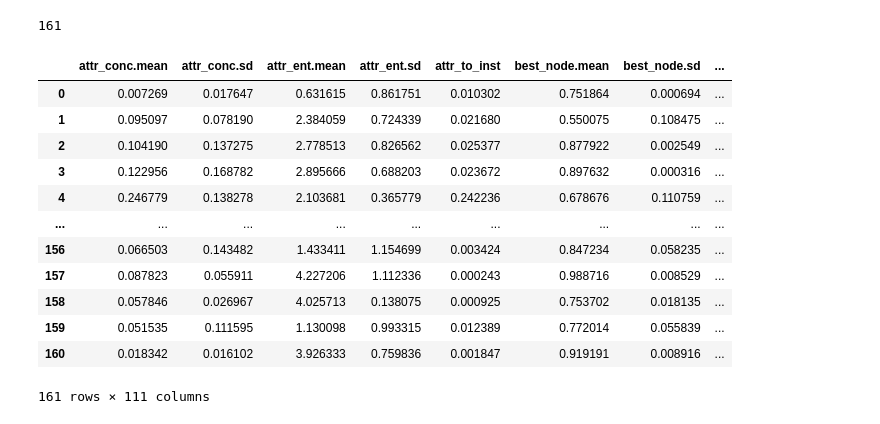
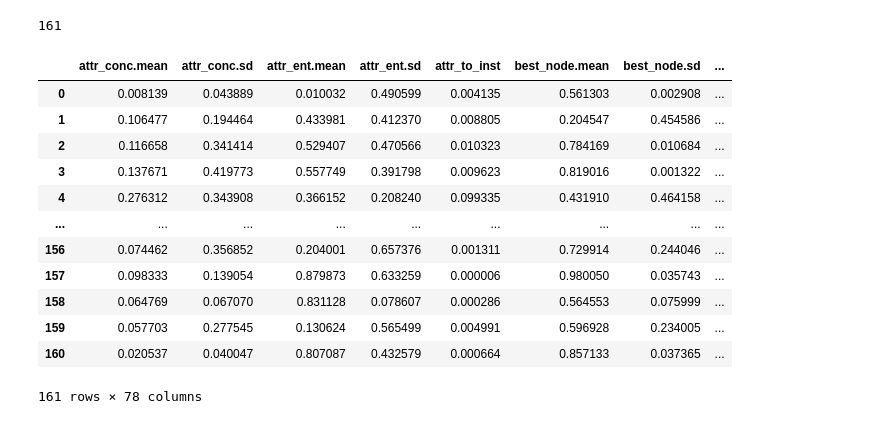
Before and after one commit to Bachega/lequa2024_workshop, a Jupyter notebook: generate_meta_table.ipynb, the cells around one changed output. Drawn from its saved outputs; the diff is of its cells as text; code cells hidden in the pictures.

```diff
--- a/generate_meta_table.ipynb
+++ b/generate_meta_table.ipynb
@@ -9,6 +9,8 @@ from sklearn.preprocessing import MinMaxScaler
 save_path = './metafeatures/meta-table.csv'
 path = "./datasets/"
 files = os.listdir(path)
+
+index_list = [15, 16, 17, 18, 24, 25, 26, 27, 28, 30, 31, 41, 42, 45, 48, 49, 50, 51, 52, 53, 54, 55, 56, 57, 86, 87, 88, 89, 90, 96, 97, 104, 105]
 # %%
 t = pd.read_csv(save_path)
 t.columns
@@ -59,27 +61,33 @@ for i in range(1, len(X_list)):
   ft = mfe.extract(cat_cols='auto', suppress_warnings=True)
   meta_table.loc[len(meta_table)] = ft[1]
 
+meta_table = meta_table.drop(meta_table.columns[index_list], axis = 1) ############################
+
 data = meta_table.values
 np.nan_to_num(data, copy=False)
 row, column = np.where(data > np.finfo(np.float32).max)
 for i in range(len(row)):
     data[row[i]][column[i]] = np.finfo(np.float32).max
+
+
 scaler = MinMaxScaler()
 scaler.fit(data)
 data = pd.DataFrame(scaler.transform(data), columns=meta_table.columns)
 
 # # # # # data.to_csv(save_path, index = False)
-# %% [output]
-|  | attr_conc.mean | attr_conc.sd | attr_ent.mean | attr_ent.sd | attr_to_inst | best_node.mean | best_node.sd | ... |
-| 0 | 0.007269 | 0.017647 | 0.631615 | 0.861751 | 0.010302 | 0.751864 | 0.000694 | ... |
-| 1 | 0.095097 | 0.078190 | 2.384059 | 0.724339 | 0.021680 | 0.550075 | 0.108475 | ... |
-| 2 | 0.104190 | 0.137275 | 2.778513 | 0.826562 | 0.025377 | 0.877922 | 0.002549 | ... |
-| 3 | 0.122956 | 0.168782 | 2.895666 | 0.688203 | 0.023672 | 0.897632 | 0.000316 | ... |
-| 4 | 0.246779 | 0.138278 | 2.103681 | 0.365779 | 0.242236 | 0.678676 | 0.110759 | ... |
-| ... | ... | ... | ... | ... | ... | ... | ... | ... |
-| 156 | 0.066503 | 0.143482 | 1.433411 | 1.154699 | 0.003424 | 0.847234 | 0.058235 | ... |
-| 157 | 0.087823 | 0.055911 | 4.227206 | 1.112336 | 0.000243 | 0.988716 | 0.008529 | ... |
-| 158 | 0.057846 | 0.026967 | 4.025713 | 0.138075 | 0.000925 | 0.753702 | 0.018135 | ... |
-| 159 | 0.051535 | 0.111595 | 1.130098 | 0.993315 | 0.012389 | 0.772014 | 0.055839 | ... |
-| 160 | 0.018342 | 0.016102 | 3.926333 | 0.759836 | 0.001847 | 0.919191 | 0.008916 | ... |
-161 rows × 111 columns
+# %%
+data
+# %% [output]
+|  | attr_conc.mean | attr_conc.sd | attr_ent.mean | attr_ent.sd | attr_to_inst | best_node.mean | best_node.sd | ... |
+| 0 | 0.008139 | 0.043889 | 0.010032 | 0.490599 | 0.004135 | 0.561303 | 0.002908 | ... |
+| 1 | 0.106477 | 0.194464 | 0.433981 | 0.412370 | 0.008805 | 0.204547 | 0.454586 | ... |
+| 2 | 0.116658 | 0.341414 | 0.529407 | 0.470566 | 0.010323 | 0.784169 | 0.010684 | ... |
+| 3 | 0.137671 | 0.419773 | 0.557749 | 0.391798 | 0.009623 | 0.819016 | 0.001322 | ... |
+| 4 | 0.276312 | 0.343908 | 0.366152 | 0.208240 | 0.099335 | 0.431910 | 0.464158 | ... |
+| ... | ... | ... | ... | ... | ... | ... | ... | ... |
+| 156 | 0.074462 | 0.356852 | 0.204001 | 0.657376 | 0.001311 | 0.729914 | 0.244046 | ... |
+| 157 | 0.098333 | 0.139054 | 0.879873 | 0.633259 | 0.000006 | 0.980050 | 0.035743 | ... |
+| 158 | 0.064769 | 0.067070 | 0.831128 | 0.078607 | 0.000286 | 0.564553 | 0.075999 | ... |
+| 159 | 0.057703 | 0.277545 | 0.130624 | 0.565499 | 0.004991 | 0.596928 | 0.234005 | ... |
+| 160 | 0.020537 | 0.040047 | 0.807087 | 0.432579 | 0.000664 | 0.857133 | 0.037365 | ... |
+161 rows × 78 columns
```
Also changed, not shown: parts of 1 cell of this notebook, 5 other files.
